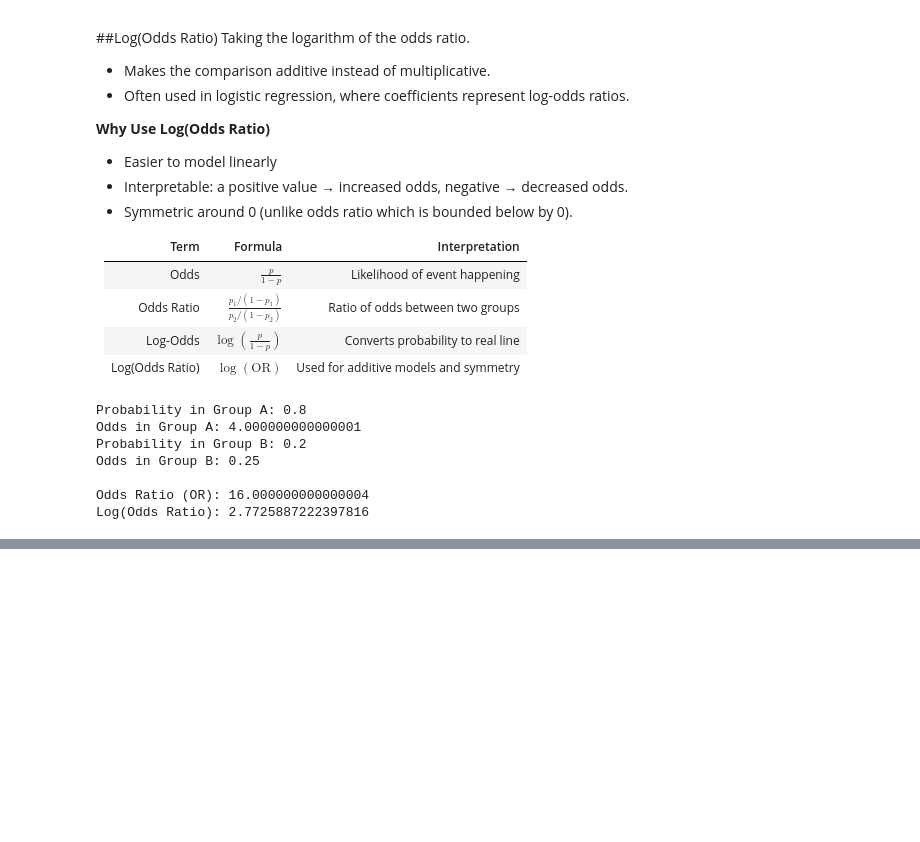
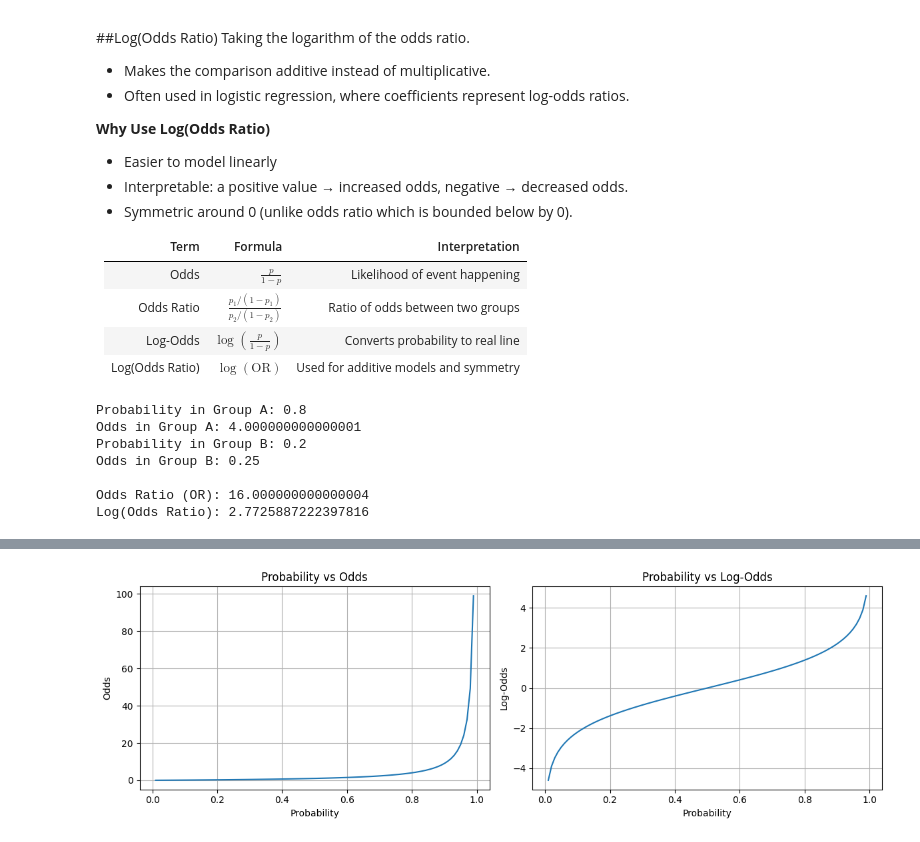
Before and after one commit to adnanagbaria/MLcourse, a Jupyter notebook: class3.ipynb, the cells around one changed output, grey strips where cells are left out. Cells and saved outputs as stored; diff of their text form; code cells hidden in the pictures; blank space fills up the shorter version.

```diff
--- a/class3.ipynb
+++ b/class3.ipynb
@@ -341,3 +401,93 @@ Odds in Group B: 0.25
 
 Odds Ratio (OR): 16.000000000000004
 Log(Odds Ratio): 2.7725887222397816
+# %%
+import numpy as np
+import matplotlib.pyplot as plt
+from sklearn.linear_model import LogisticRegression
+
+# 1. Conversion functions ======================================================
+def prob_to_odds(p):
+    """Convert probability to odds"""
+    return p / (1 - p + 1e-10)  # Added epsilon to prevent division by zero
+
+def odds_to_prob(odds):
+    """Convert odds to probability"""
+    return odds / (1 + odds)
+
+def prob_to_log_odds(p):
+    """Convert probability to log-odds (logit)"""
+    return np.log(prob_to_odds(p))
+
+def log_odds_to_prob(log_odds):
+    """Convert log-odds to probability (sigmoid)"""
+    return 1 / (1 + np.exp(-log_odds))
+
+# 2. Demonstrate conversions ===================================================
+probabilities = np.array([0.01, 0.1, 0.25, 0.5, 0.75, 0.9, 0.99])
+print("Probability | Odds     | Log-Odds | Recovered Probability")
+print("----------------------------------------------------------")
+
+for p in probabilities:
+    odds = prob_to_odds(p)
+    log_odds = prob_to_log_odds(p)
+    recovered_p = log_odds_to_prob(log_odds)
+    print(f"{p:.4f}     | {odds:.4f} | {log_odds:>7.4f}  | {recovered_p:.4f}")
+
+# 3. Visualization =============================================================
+p_values = np.linspace(0.01, 0.99, 100)
+odds_values = prob_to_odds(p_values)
+log_odds_values = prob_to_log_odds(p_values)
+
+plt.figure(figsize=(12, 4))
+
+# Odds plot
+plt.subplot(1, 2, 1)
+plt.plot(p_values, odds_values)
+plt.title("Probability vs Odds")
+plt.xlabel("Probability")
+plt.ylabel("Odds")
+plt.grid(True)
+
+# Log-Odds plot
+plt.subplot(1, 2, 2)
+plt.plot(p_values, log_odds_values)
+plt.title("Probability vs Log-Odds")
+plt.xlabel("Probability")
+plt.ylabel("Log-Odds")
+plt.grid(True)
+
+plt.tight_layout()
+plt.show()
+
+# 4. Logistic Regression Example ===============================================
+# Sample dataset: Hours studied vs Exam pass (1) / fail (0)
+X = np.array([0.5, 1.0, 1.5, 2.0, 2.5, 3.0, 3.5, 4.0]).reshape(-1, 1)  # Study hours
+y = np.array([0, 0, 0, 1, 0, 1, 1, 1])  # Pass (1) or fail (0)
+
+# Train logistic regression model
+model = LogisticRegression()
+model.fit(X, y)
+
+# Get coefficients (log-odds)
+intercept = model.intercept_[0]
+coef = model.coef_[0][0]
+print(f"\nLogistic Regression Coefficients:")
+print(f"Intercept (β₀): {intercept:.4f}")
+print(f"Slope (β₁): {coef:.4f}")
+
+# Interpret coefficients
+print(f"\nInterpretation:")
+print(f"- Baseline log-odds (0 hours): {intercept:.4f}")
+print(f"- Each additional hour increases log-odds by {coef:.4f}")
+print(f"- Odds multiplier per hour: {np.exp(coef):.4f} (≈{np.exp(coef):.1f}x)")
+
+# Predict log-odds and probabilities for new data
+new_X = np.array([[1.0], [2.5], [4.0]])  # New study times
+log_odds = model.predict_log_proba(new_X)[:, 1]
+probabilities = model.predict_proba(new_X)[:, 1]
+
+print("\nPredictions:")
+for hours, lo, prob in zip(new_X.squeeze(), log_odds, probabilities):
+    print(f"{hours} hours -> Log-odds: {lo:.3f}, Probability: {prob:.3f}")
+# %% [output]
@@ -343,0 +503 @@ Log(Odds Ratio): 2.7725887222397816
+[figure, added]
```
Also changed, not shown: parts of 2 cells of this notebook.
